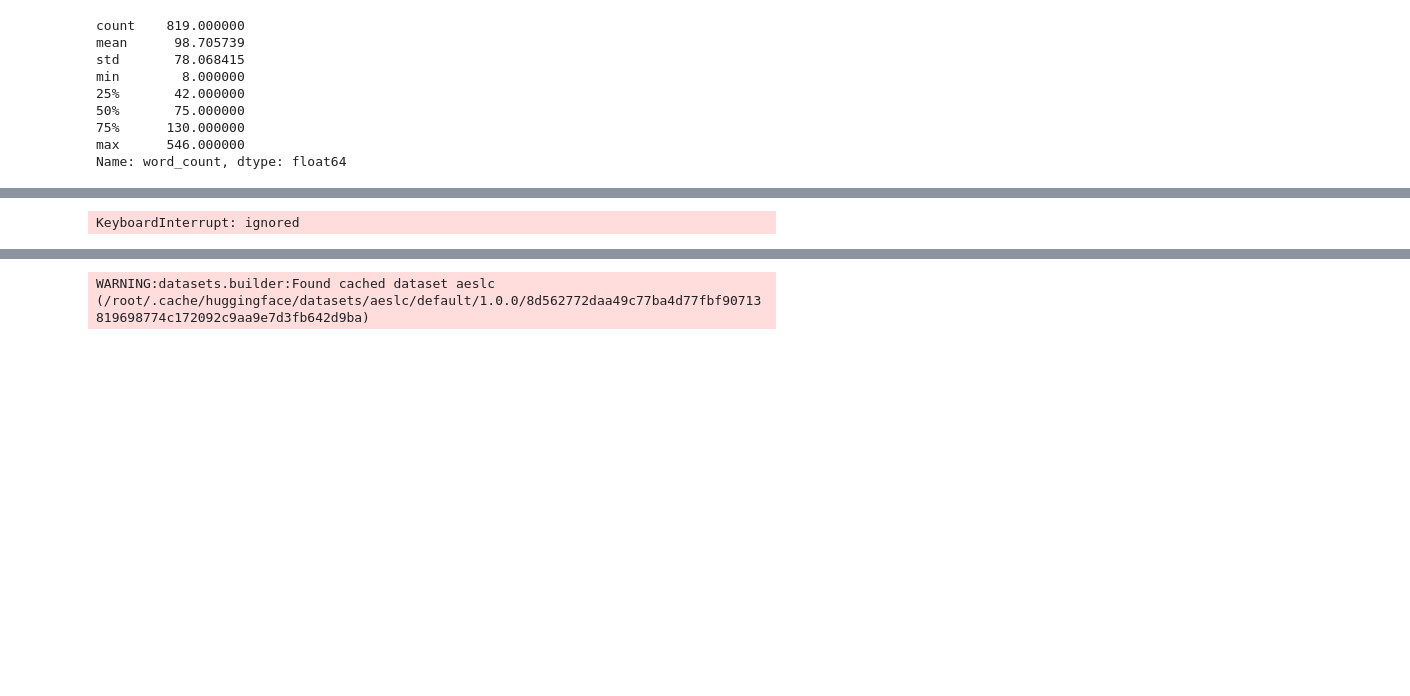
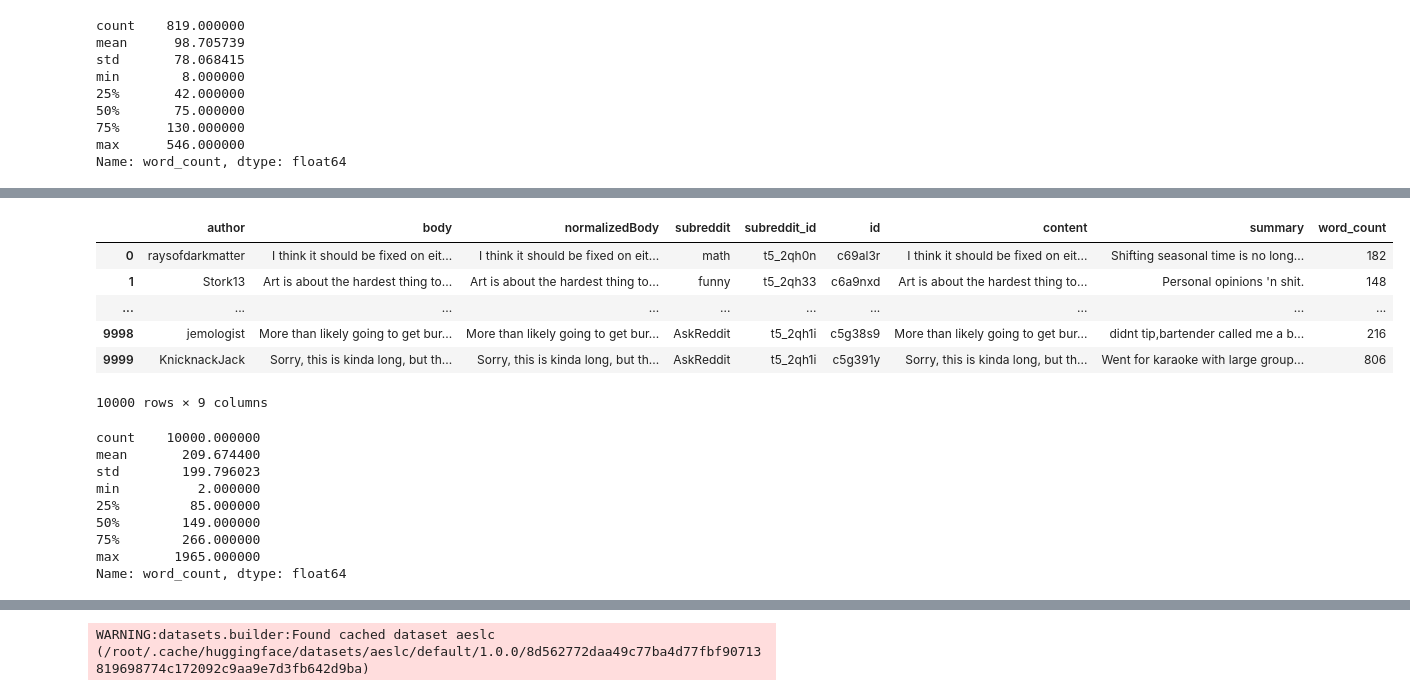
Before and after one commit to cfong32/key-sentence-extraction, a Jupyter notebook: exp20_datasets_word_counts.ipynb, the cells around one changed output, grey strips where cells are left out. Cells and saved outputs as stored; diff of their text form; code cells hidden in the pictures; blank space fills up the shorter version.

```diff
--- a/exp20_datasets_word_counts.ipynb
+++ b/exp20_datasets_word_counts.ipynb
@@ -88,10 +88,11 @@ Name: word_count, dtype: float64
 
 DATASET = 'reddit'
 SUBSET  = 'train'
+N = 10000
 
 dataset = load_dataset(DATASET, split=SUBSET)
-df = pd.DataFrame(dataset).head(5_000)
-# df['word_count'] = df.dialogue.map(count_words)
+df = pd.DataFrame(dataset[:N])
+df['word_count'] = df.content.map(count_words)
 
 display(df)
 df.word_count.describe()
@@ -100 +101,16 @@ Downloading and preparing dataset reddit/default to /root/.cache/huggingface/dat
+|  | author | body | normalizedBody | subreddit | subreddit_id | id | content | summary | word_count |
+| 0 | raysofdarkmatter | I think it should be fixed on eit... | I think it should be fixed on eit... | math | t5_2qh0n | c69al3r | I think it should be fixed on eit... | Shifting seasonal time is no long... | 182 |
+| 1 | Stork13 | Art is about the hardest thing to... | Art is about the hardest thing to... | funny | t5_2qh33 | c6a9nxd | Art is about the hardest thing to... | Personal opinions 'n shit. | 148 |
+| ... | ... | ... | ... | ... | ... | ... | ... | ... | ... |
+| 9998 | jemologist | More than likely going to get bur... | More than likely going to get bur... | AskReddit | t5_2qh1i | c5g38s9 | More than likely going to get bur... | didnt tip,bartender called me a b... | 216 |
+| 9999 | KnicknackJack | Sorry, this is kinda long, but th... | Sorry, this is kinda long, but th... | AskReddit | t5_2qh1i | c5g391y | Sorry, this is kinda long, but th... | Went for karaoke with large group... | 806 |
-KeyboardInterrupt: ignored
+10000 rows × 9 columns
+count    10000.000000
+mean       209.674400
+std        199.796023
+min          2.000000
+25%         85.000000
+50%        149.000000
+75%        266.000000
+max       1965.000000
+Name: word_count, dtype: float64
```
Also changed, not shown: parts of 4 cells of this notebook.
